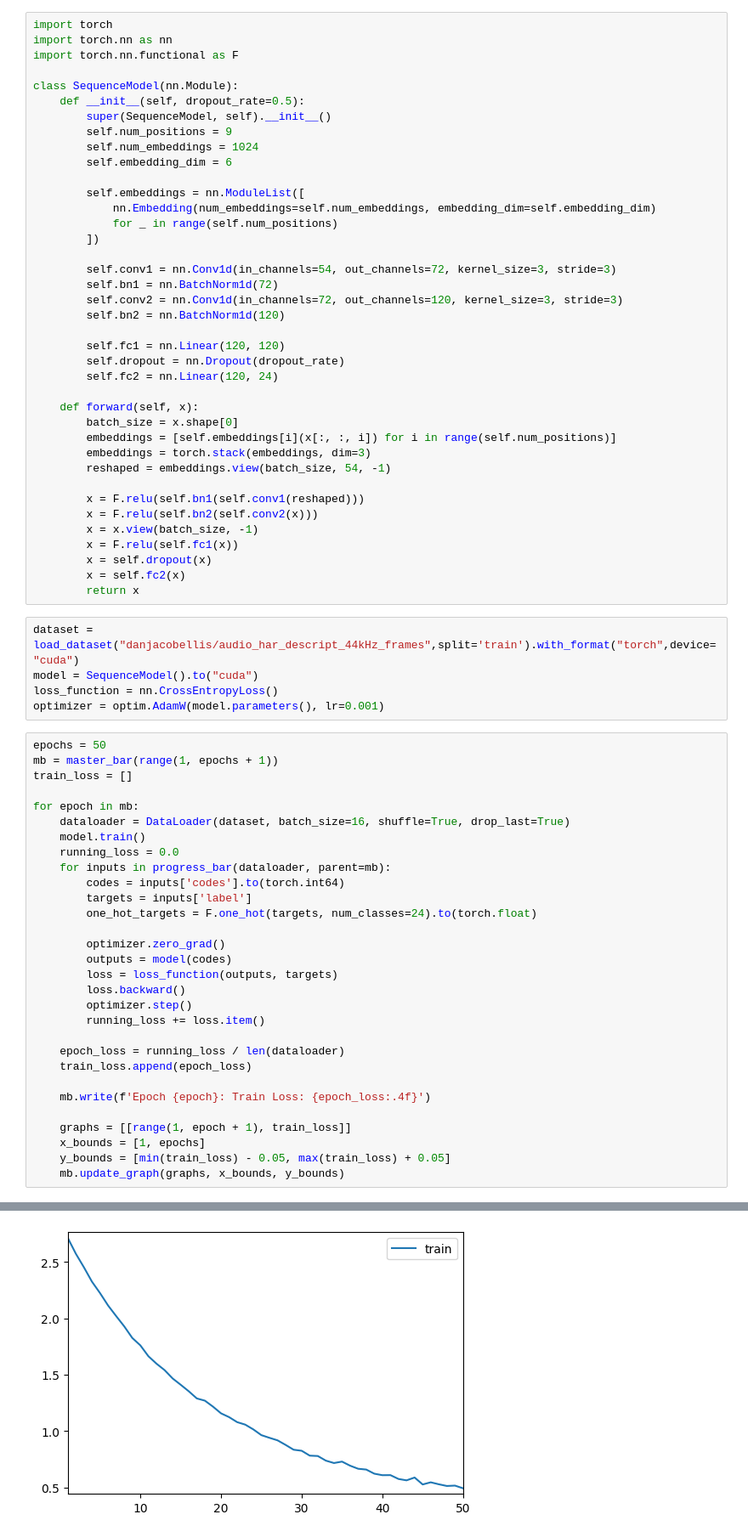
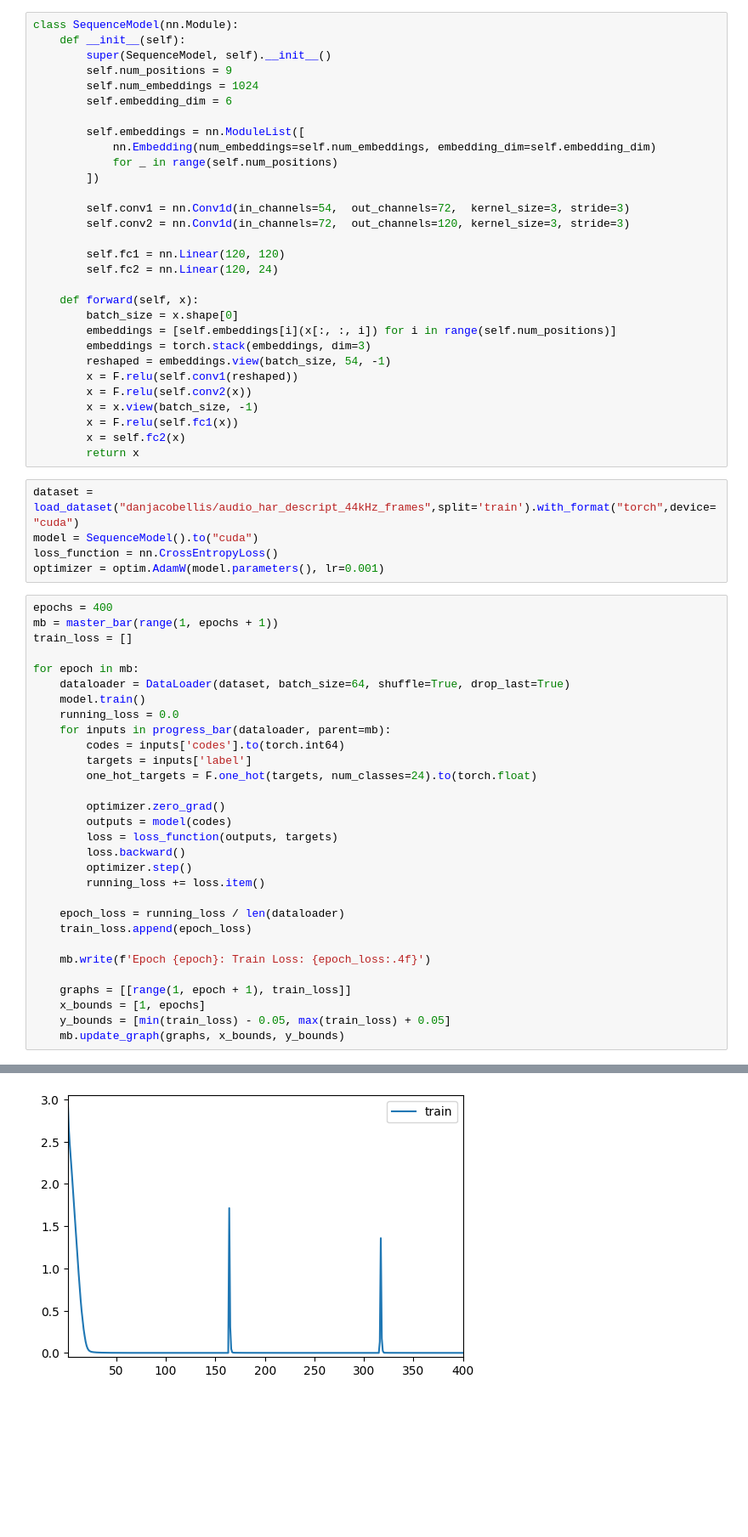
Before and after one commit to danjacobellis/BF, a Jupyter notebook: train.ipynb, the cells around one changed output, grey strips where cells are left out. Shown at 85% size. Saved outputs shown, nothing was run; the diff lists cells and outputs as text; blank space fills up the shorter version.

```diff
--- a/train.ipynb
+++ b/train.ipynb
@@ -9,12 +9,8 @@ import numpy as np
 from fastprogress.fastprogress import master_bar, progress_bar
 from sklearn.metrics import f1_score
 # %%
-import torch
-import torch.nn as nn
-import torch.nn.functional as F
-
 class SequenceModel(nn.Module):
-    def __init__(self, dropout_rate=0.5):
+    def __init__(self):
         super(SequenceModel, self).__init__()
         self.num_positions = 9
         self.num_embeddings = 1024
@@ -25,13 +21,10 @@ class SequenceModel(nn.Module):
             for _ in range(self.num_positions)
         ])
 
-        self.conv1 = nn.Conv1d(in_channels=54, out_channels=72, kernel_size=3, stride=3)
-        self.bn1 = nn.BatchNorm1d(72)
-        self.conv2 = nn.Conv1d(in_channels=72, out_channels=120, kernel_size=3, stride=3)
-        self.bn2 = nn.BatchNorm1d(120)
+        self.conv1 = nn.Conv1d(in_channels=54,  out_channels=72,  kernel_size=3, stride=3)
+        self.conv2 = nn.Conv1d(in_channels=72,  out_channels=120, kernel_size=3, stride=3)
 
         self.fc1 = nn.Linear(120, 120)
-        self.dropout = nn.Dropout(dropout_rate)
         self.fc2 = nn.Linear(120, 24)
 
     def forward(self, x):
@@ -39,12 +32,10 @@ class SequenceModel(nn.Module):
         embeddings = [self.embeddings[i](x[:, :, i]) for i in range(self.num_positions)]
         embeddings = torch.stack(embeddings, dim=3)
         reshaped = embeddings.view(batch_size, 54, -1)
-
-        x = F.relu(self.bn1(self.conv1(reshaped)))
-        x = F.relu(self.bn2(self.conv2(x)))
+        x = F.relu(self.conv1(reshaped))
+        x = F.relu(self.conv2(x))
         x = x.view(batch_size, -1)
         x = F.relu(self.fc1(x))
-        x = self.dropout(x)
         x = self.fc2(x)
         return x
 # %%
@@ -53,12 +44,12 @@ model = SequenceModel().to("cuda")
 loss_function = nn.CrossEntropyLoss()
 optimizer = optim.AdamW(model.parameters(), lr=0.001)
 # %%
-epochs = 50
+epochs = 400
 mb = master_bar(range(1, epochs + 1))
 train_loss = []
 
 for epoch in mb:
-    dataloader = DataLoader(dataset, batch_size=16, shuffle=True, drop_last=True)
+    dataloader = DataLoader(dataset, batch_size=64, shuffle=True, drop_last=True)
     model.train()
     running_loss = 0.0
     for inputs in progress_bar(dataloader, parent=mb):
@@ -103,4 +94,4 @@ Epoch 50: Train Loss: 0.4937
-[figure, old version]
+[figure, new version]
 # %%
 model.eval()
 
```
Also changed, not shown: parts of 3 cells of this notebook.
